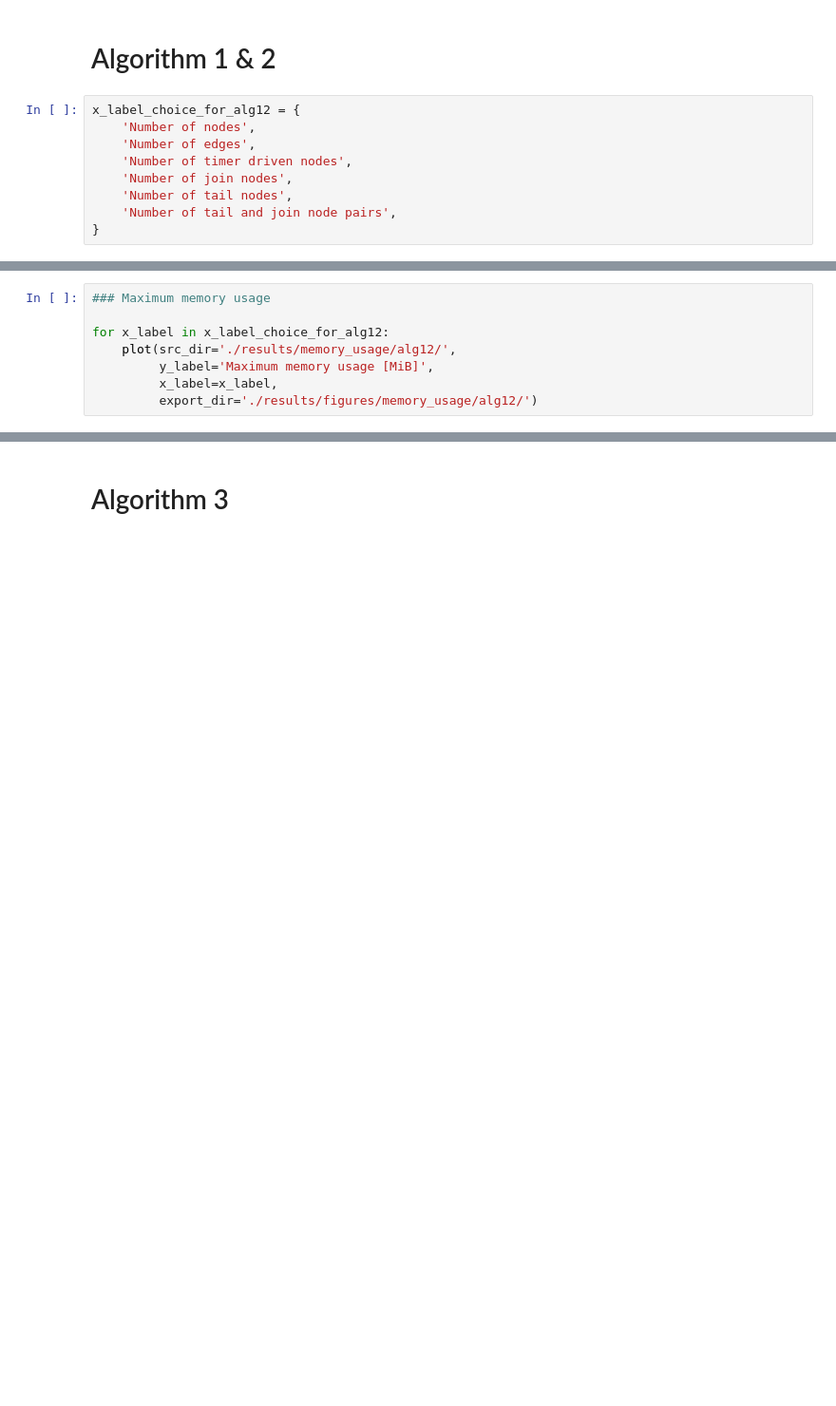
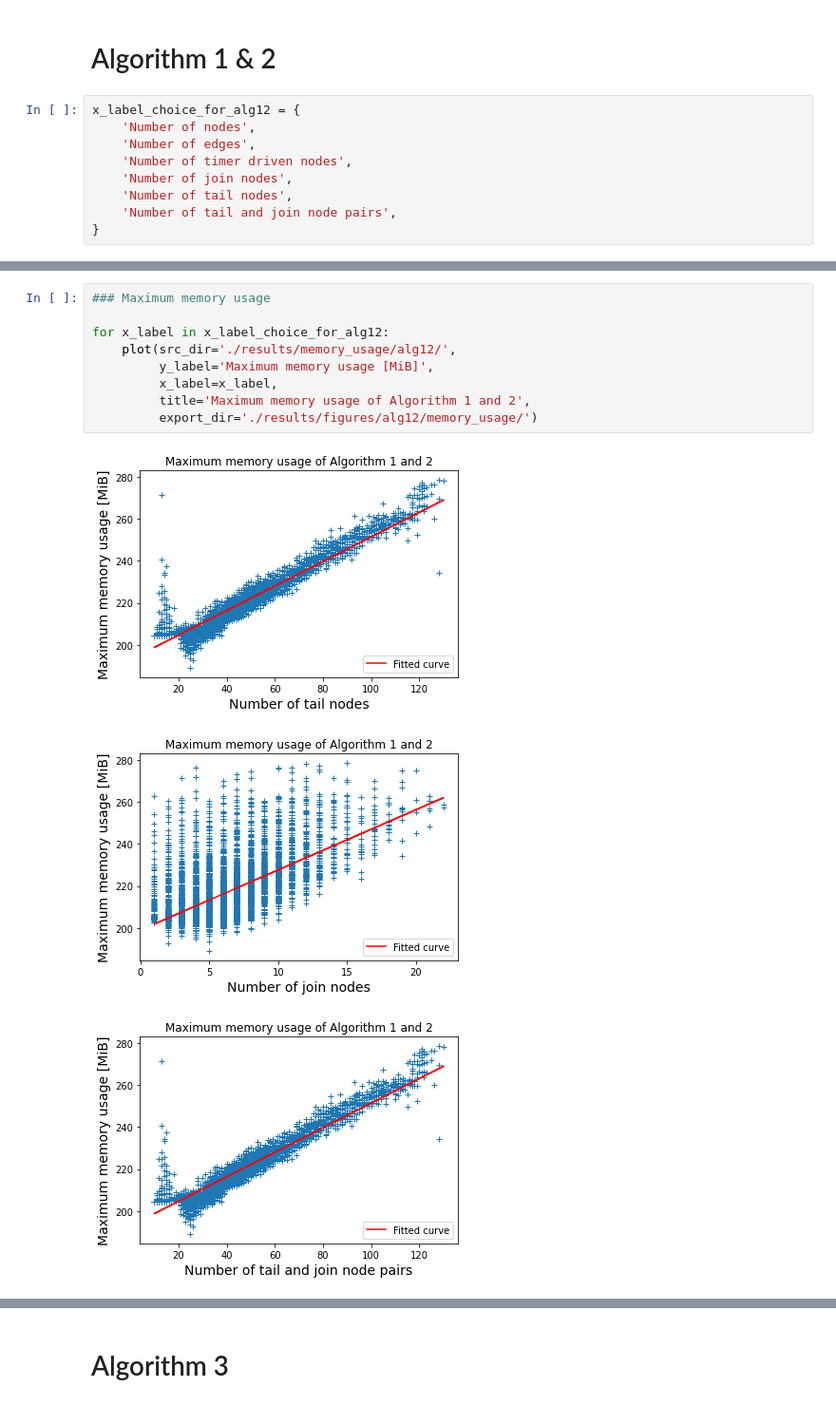
Before and after one commit to atsushi421/DED_simulator, a Jupyter notebook: plot_run_time_and_memory.ipynb, the cells around one changed output, grey strips where cells are left out. Shown: that part at 95% size. Cells and saved outputs as stored; diff of their text form; blank space fills up the shorter version.

```diff
--- a/plot_run_time_and_memory.ipynb
+++ b/plot_run_time_and_memory.ipynb
@@ -55,8 +85,13 @@ for x_label in x_label_choice_for_alg12:
 # %%
 ### Maximum memory usage
 
 for x_label in x_label_choice_for_alg12:
     plot(src_dir='./results/memory_usage/alg12/',
          y_label='Maximum memory usage [MiB]',
          x_label=x_label,
-         export_dir='./results/figures/memory_usage/alg12/')
+         title='Maximum memory usage of Algorithm 1 and 2',
+         export_dir='./results/figures/alg12/memory_usage/')
+# %% [output]
+[figure, added]
+[figure, added]
+[figure, added]
```
Also changed, not shown: parts of 5 cells of this notebook, 2 other files.
